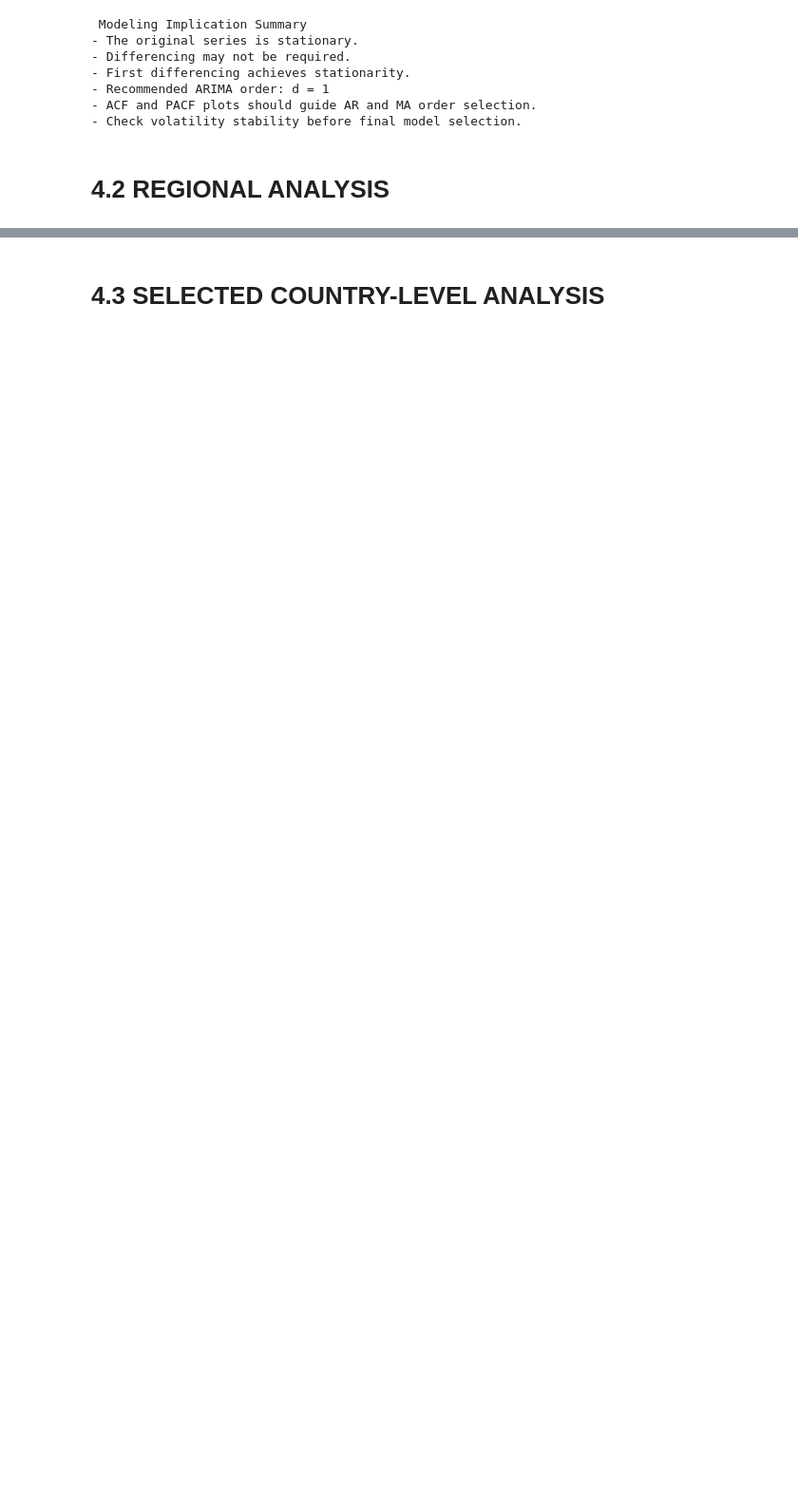
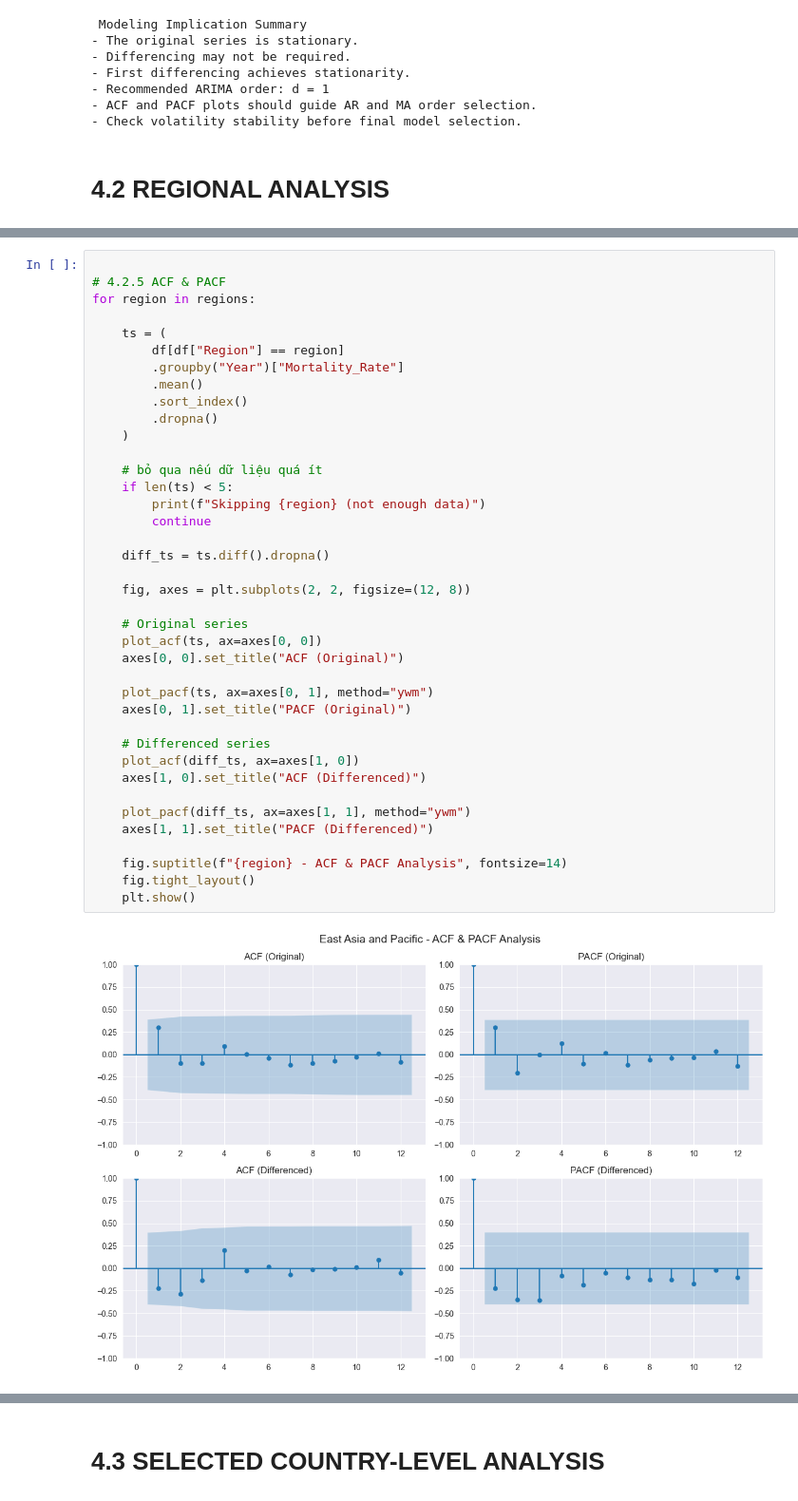
Before and after one commit to NgocMypzg/Mortality_Rate_Forecasting, a Jupyter notebook: notebook/eda.ipynb, the cells around one changed output, grey strips where cells are left out. Shown at 95% size. Saved outputs shown, nothing was run; the diff lists cells and outputs as text; blank space fills up the shorter version.

```diff
--- a/notebook/eda.ipynb
+++ b/notebook/eda.ipynb
@@ -282,0 +262,41 @@ for region in top_regions:
+# %%
+
+# 4.2.5 ACF & PACF
+for region in regions:
+
+    ts = (
+        df[df["Region"] == region]
+        .groupby("Year")["Mortality_Rate"]
+        .mean()
+        .sort_index()
+        .dropna()
+    )
+
+    # bỏ qua nếu dữ liệu quá ít
+    if len(ts) < 5:
+        print(f"Skipping {region} (not enough data)")
+        continue
+
+    diff_ts = ts.diff().dropna()
+
+    fig, axes = plt.subplots(2, 2, figsize=(12, 8))
+
+    # Original series
+    plot_acf(ts, ax=axes[0, 0])
+    axes[0, 0].set_title("ACF (Original)")
+
+    plot_pacf(ts, ax=axes[0, 1], method="ywm")
+    axes[0, 1].set_title("PACF (Original)")
+
+    # Differenced series
+    plot_acf(diff_ts, ax=axes[1, 0])
+    axes[1, 0].set_title("ACF (Differenced)")
+
+    plot_pacf(diff_ts, ax=axes[1, 1], method="ywm")
+    axes[1, 1].set_title("PACF (Differenced)")
+
+    fig.suptitle(f"{region} - ACF & PACF Analysis", fontsize=14)
+    fig.tight_layout()
+    plt.show()
+# %% [output]
+[figure, added]
```
Also changed, not shown: parts of 3 cells of this notebook.
